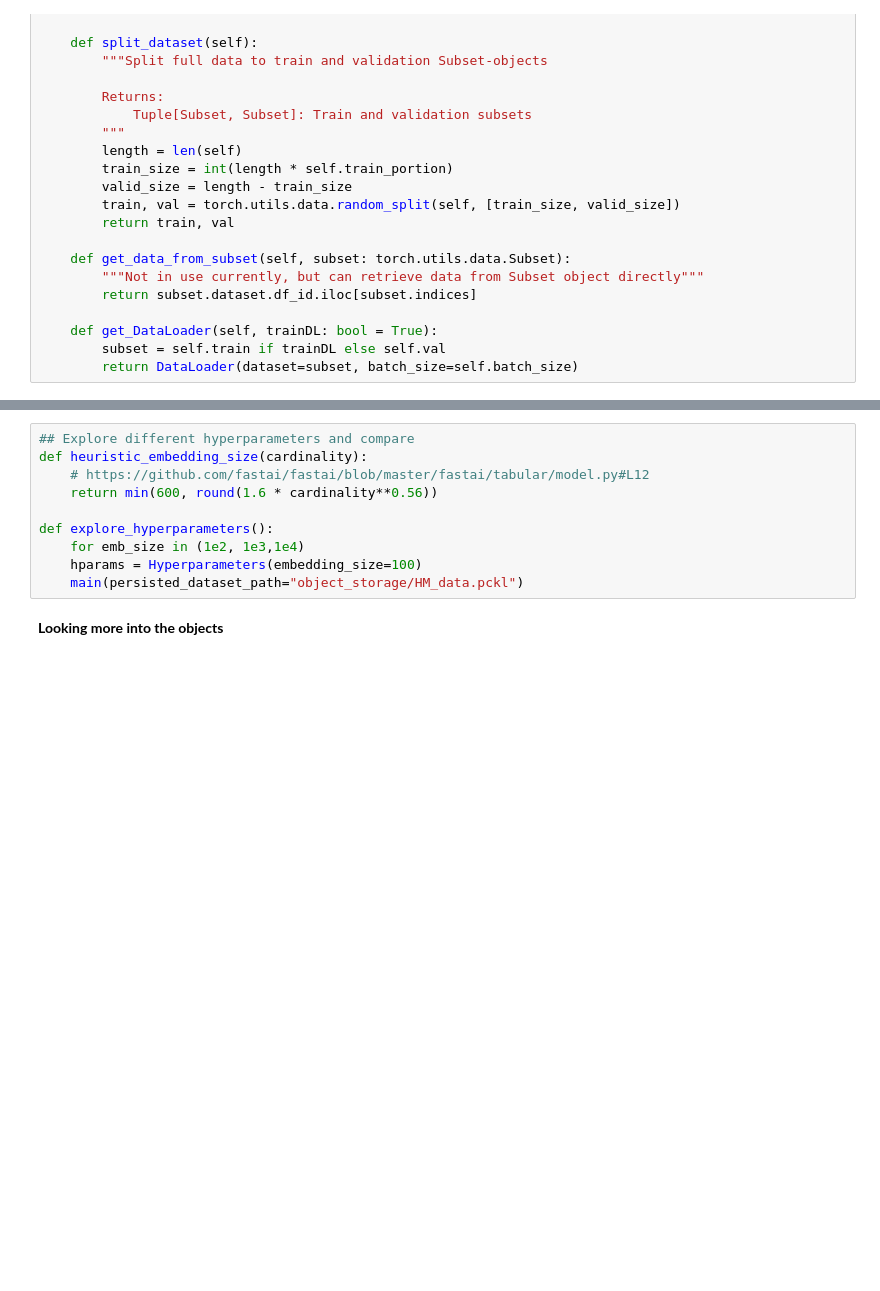
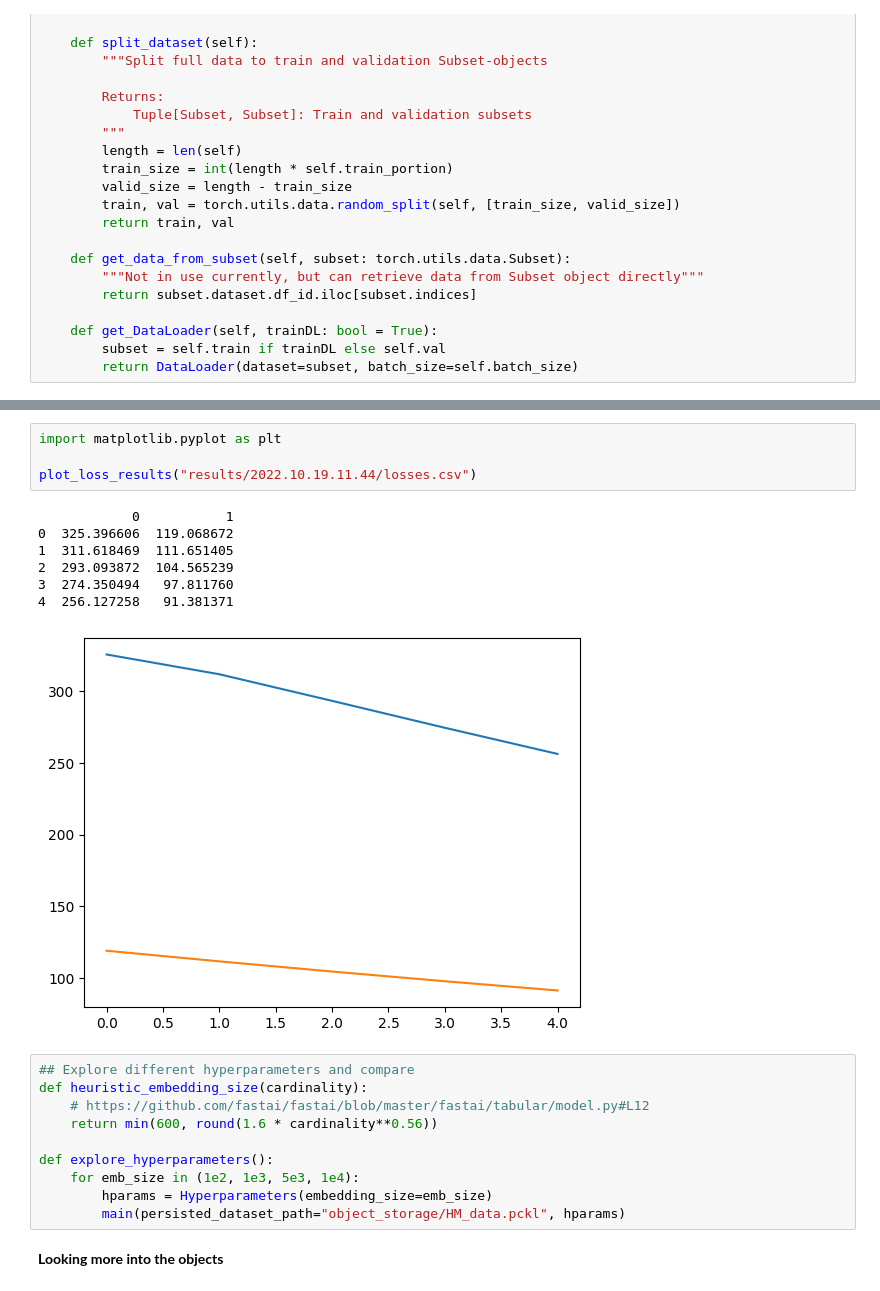
Before and after one commit to frederni/TMA4500-IndMat, a Jupyter notebook: predict_embedding.ipynb, the cells around one changed output, grey strips where cells are left out. Drawn from its saved outputs; the diff is of its cells as text; blank space fills up the shorter version.

```diff
--- a/predict_embedding.ipynb
+++ b/predict_embedding.ipynb
@@ -468,3 +516,15 @@ Loss for validation set 0.22918362694404362
+# %%
+import matplotlib.pyplot as plt
+
+plot_loss_results("results/2022.10.19.11.44/losses.csv")
+# %% [output]
+            0           1
+0  325.396606  119.068672
+1  311.618469  111.651405
+2  293.093872  104.565239
+3  274.350494   97.811760
+4  256.127258   91.381371
+[figure, added]
 # %%
 ## Explore different hyperparameters and compare
 def heuristic_embedding_size(cardinality):
@@ -472,9 +532,9 @@ def heuristic_embedding_size(cardinality):
     return min(600, round(1.6 * cardinality**0.56))
 
 def explore_hyperparameters():
-    for emb_size in (1e2, 1e3,1e4)
-    hparams = Hyperparameters(embedding_size=100)
-    main(persisted_dataset_path="object_storage/HM_data.pckl")
+    for emb_size in (1e2, 1e3, 5e3, 1e4):
+        hparams = Hyperparameters(embedding_size=emb_size)
+        main(persisted_dataset_path="object_storage/HM_data.pckl", hparams)
 # %% [markdown]
 **Looking more into the objects**
 # %%
```
Also changed, not shown: parts of 3 cells of this notebook, 10 other files.
